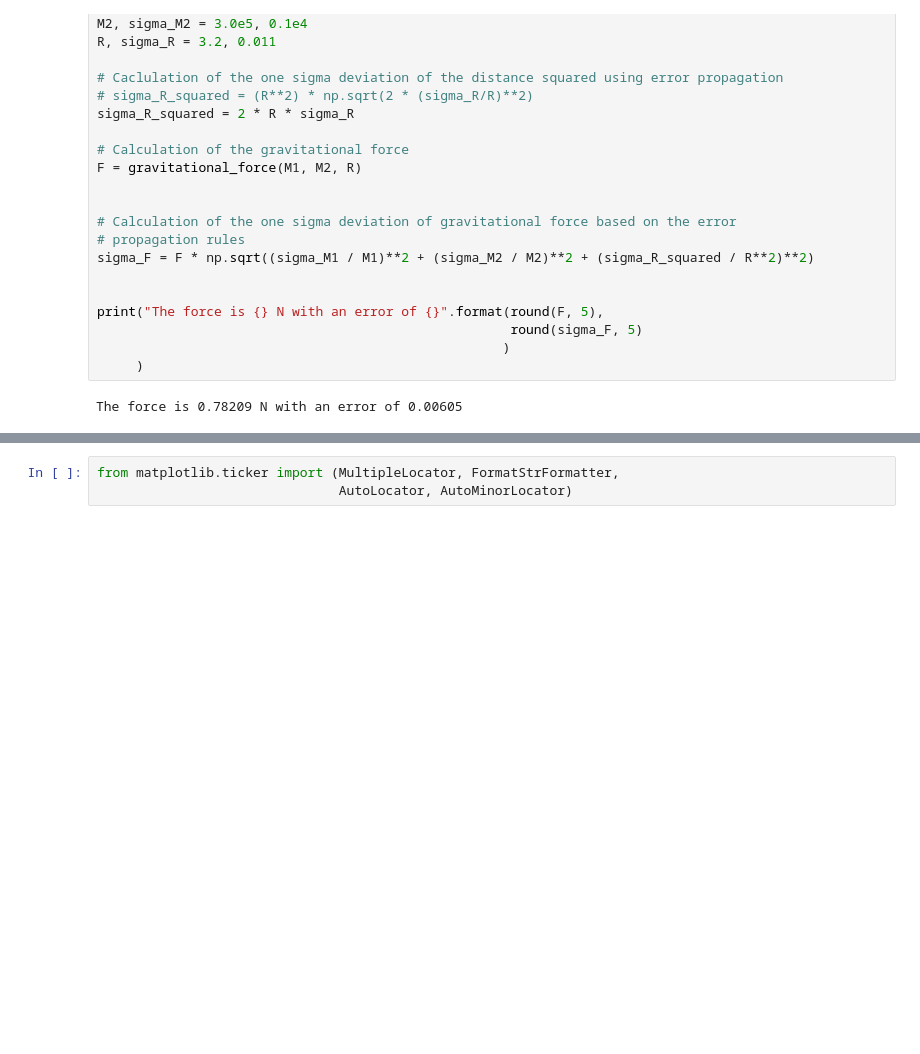
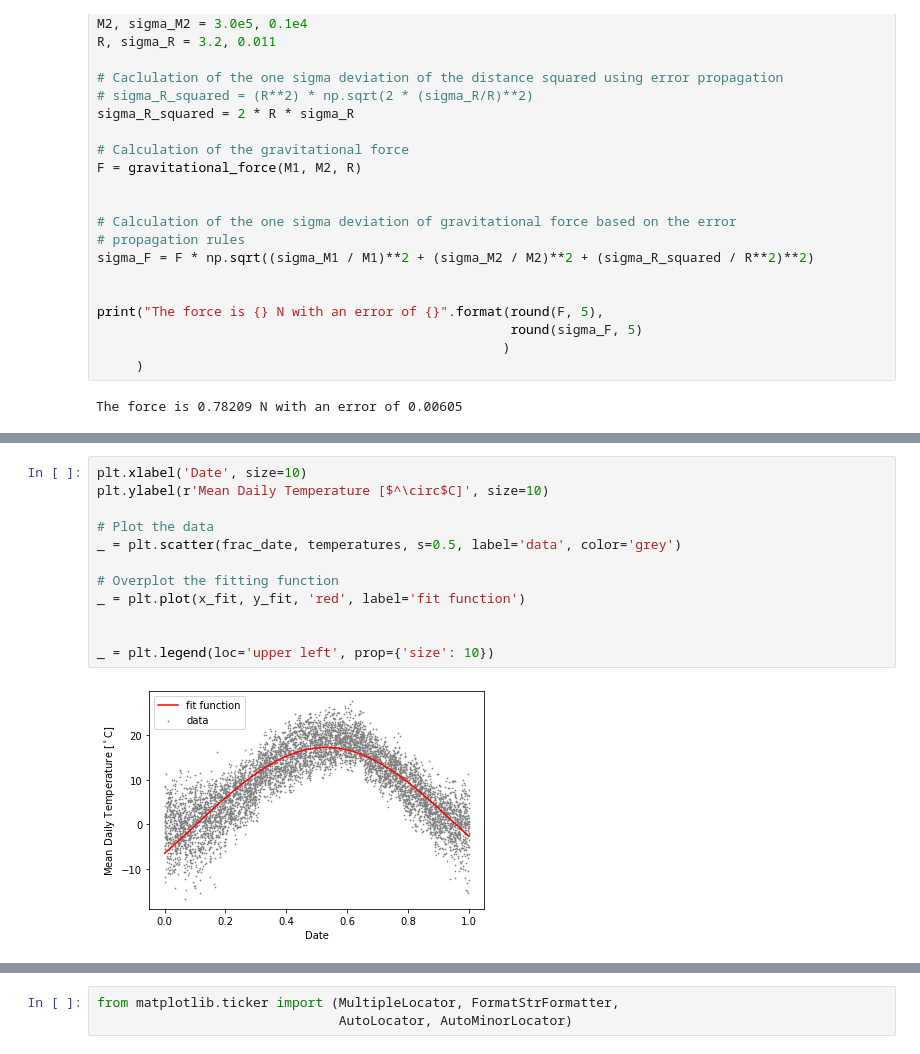
Before and after one commit to schanlar/python-UoC, a Jupyter notebook: 03.Data_Visualization/04_solutions_data_visualization.ipynb, the cells around one changed output, grey strips where cells are left out. Drawn from its saved outputs; the diff is of its cells as text; blank space fills up the shorter version.

```diff
--- a/03.Data_Visualization/04_solutions_data_visualization.ipynb
+++ b/03.Data_Visualization/04_solutions_data_visualization.ipynb
@@ -181,0 +234,14 @@ The mean force is 0.78211 N with an error of 0.00606
+# %%
+plt.xlabel('Date', size=10)
+plt.ylabel(r'Mean Daily Temperature [$^\circ$C]', size=10)
+
+# Plot the data
+_ = plt.scatter(frac_date, temperatures, s=0.5, label='data', color='grey')
+
+# Overplot the fitting function
+_ = plt.plot(x_fit, y_fit, 'red', label='fit function')
+
+
+_ = plt.legend(loc='upper left', prop={'size': 10})
+# %% [output]
+[figure, added]
```
Also changed, not shown: parts of 12 cells of this notebook, 1 other file.
